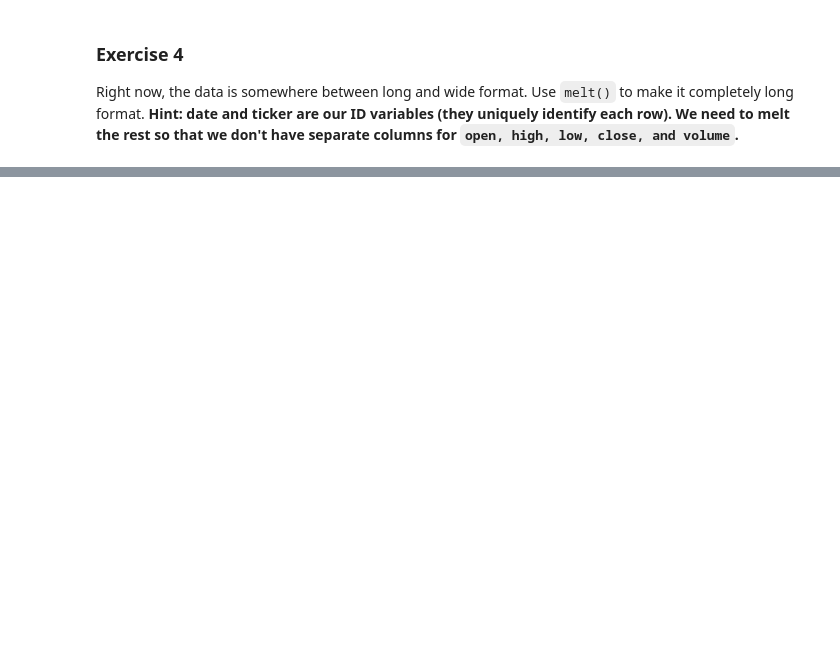
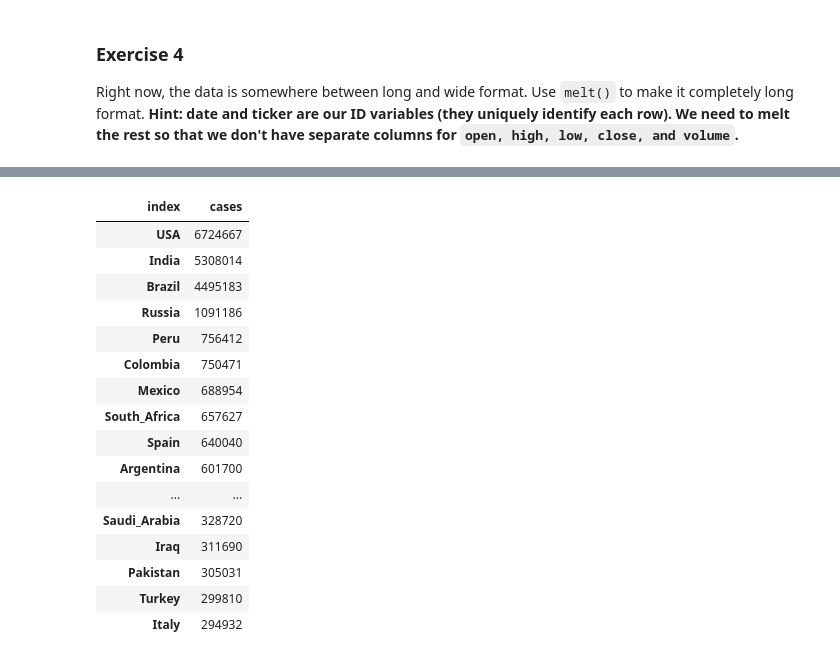
Before and after one commit to im6h/data_analysis, a Jupyter notebook: Hands-On-Data-Analysis-with-Pandas-2nd-edition/ch_03/Exercises.ipynb, the cells around one changed output, grey strips where cells are left out. Saved outputs shown, nothing was run; the diff lists cells and outputs as text; code cells hidden in the pictures; blank space fills up the shorter version.

```diff
--- a/Hands-On-Data-Analysis-with-Pandas-2nd-edition/ch_03/Exercises.ipynb
+++ b/Hands-On-Data-Analysis-with-Pandas-2nd-edition/ch_03/Exercises.ipynb
@@ -84,0 +154,2 @@ to make it completely long format.
+# %%
+covid_max = pd.read_csv('./exercises/covid19_total_cases.csv', sep=",", index_col='index')
@@ -84,0 +163,2 @@ to make it completely long format.
+# %%
+covid_max = covid_max.T
@@ -84,0 +174,20 @@ to make it completely long format.
+# %%
+covid_max.nlargest(20, 'cases')
+# %% [output]
+| index | cases |
+| USA | 6724667 |
+| India | 5308014 |
+| Brazil | 4495183 |
+| Russia | 1091186 |
+| Peru | 756412 |
+| Colombia | 750471 |
+| Mexico | 688954 |
+| South_Africa | 657627 |
+| Spain | 640040 |
+| Argentina | 601700 |
+| ... | ... |
+| Saudi_Arabia | 328720 |
+| Iraq | 311690 |
+| Pakistan | 305031 |
+| Turkey | 299810 |
+| Italy | 294932 |
```
Also changed, not shown: parts of 15 cells of this notebook.
